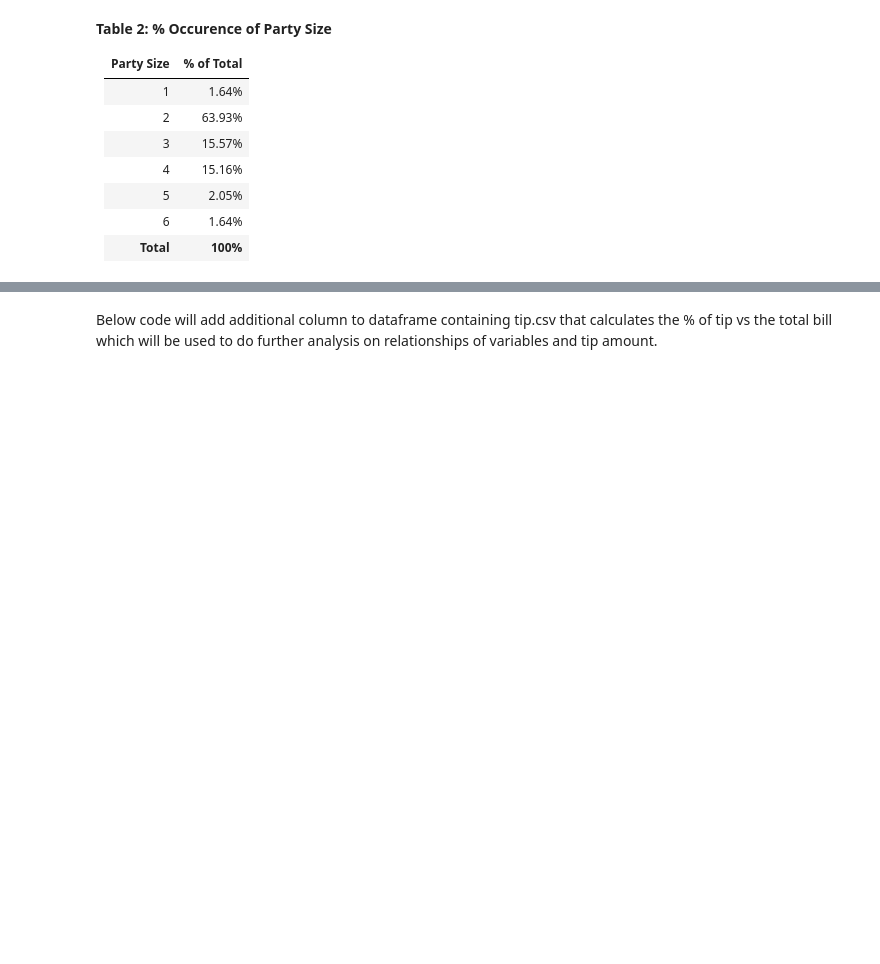
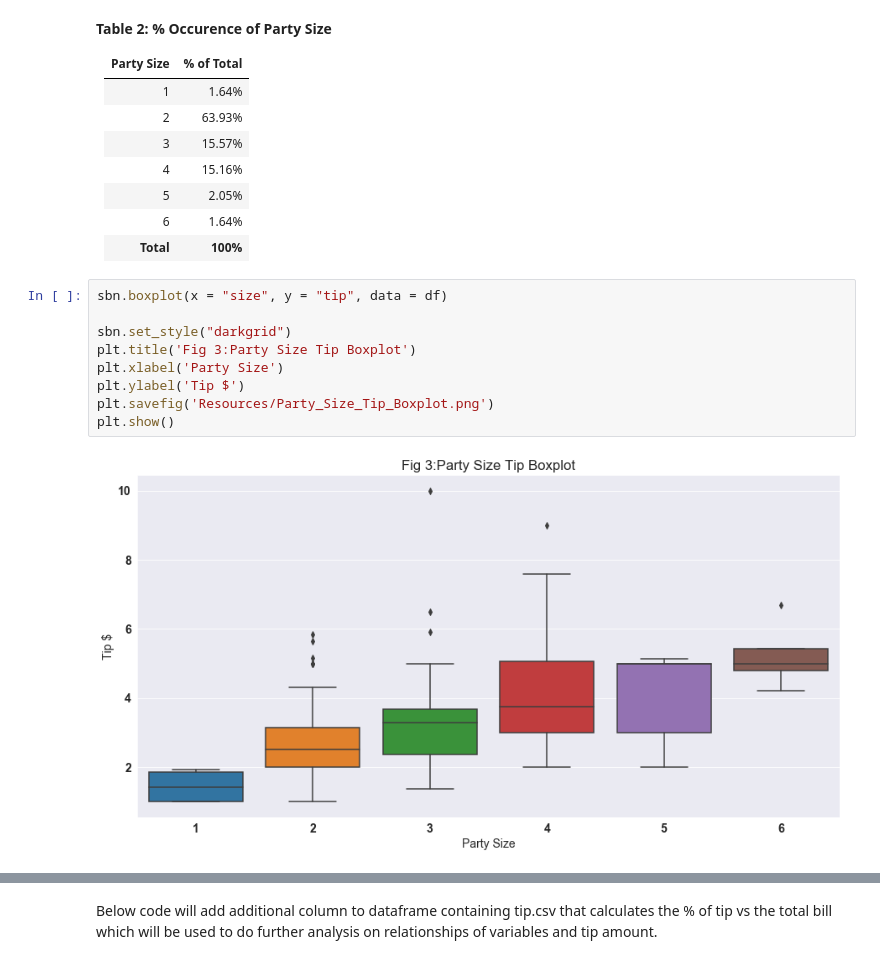
Before and after one commit to Dowline1/FODA-Project-2019, a Jupyter notebook: FODA-Project-2019.ipynb, the cells around one changed output, grey strips where cells are left out. Drawn from its saved outputs; the diff is of its cells as text; blank space fills up the shorter version.

```diff
--- a/FODA-Project-2019.ipynb
+++ b/FODA-Project-2019.ipynb
@@ -93,3 +93,14 @@ Table 2 below further supports the histogram in Fig 3 in that an analysis of any
 |5|2.05%|
 |6|1.64%|
 |**Total**|**100%**|
+# %%
+sbn.boxplot(x = "size", y = "tip", data = df)
+
+sbn.set_style("darkgrid")
+plt.title('Fig 3:Party Size Tip Boxplot')
+plt.xlabel('Party Size')
+plt.ylabel('Tip $')
+plt.savefig('Resources/Party_Size_Tip_Boxplot.png')
+plt.show()
+# %% [output]
+[figure, added]
```
Also changed, not shown: parts of 10 cells of this notebook, 11 other files.
